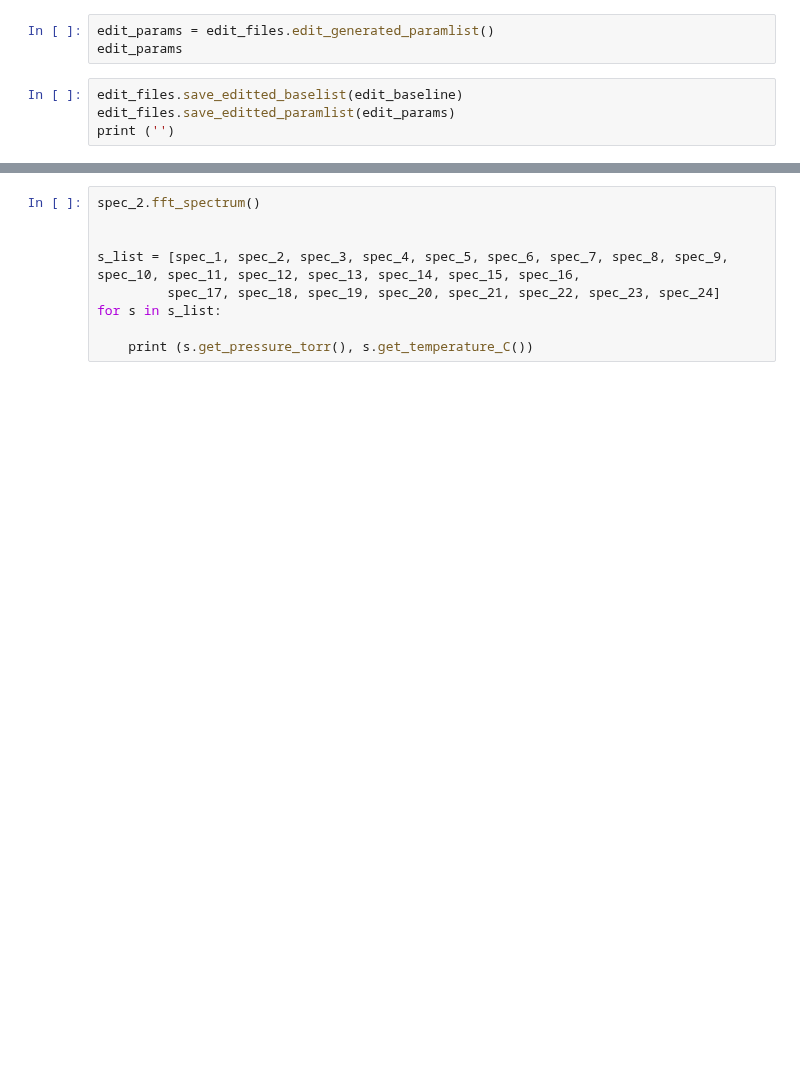
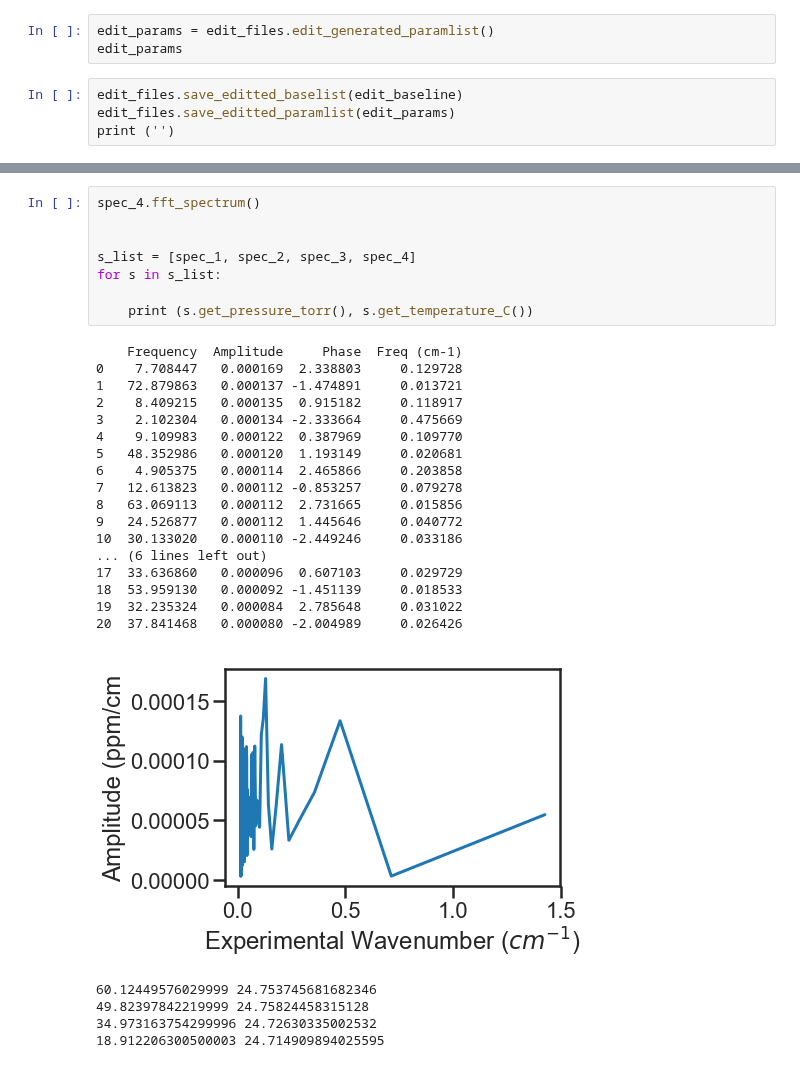
Before and after one commit to usnistgov/MATS, a Jupyter notebook: From DataFrame/Examples/A-Band/Fitting_Protocol_190409.ipynb, the cells around one changed output, grey strips where cells are left out. Drawn from its saved outputs; the diff is of its cells as text; blank space fills up the shorter version.

```diff
--- a/From DataFrame/Examples/A-Band/Fitting_Protocol_190409.ipynb
+++ b/From DataFrame/Examples/A-Band/Fitting_Protocol_190409.ipynb
@@ -152,9 +166,31 @@ fit_data.update_params(result)
 # %%
-spec_2.fft_spectrum()
+spec_4.fft_spectrum()
 
 
-s_list = [spec_1, spec_2, spec_3, spec_4, spec_5, spec_6, spec_7, spec_8, spec_9, spec_10, spec_11, spec_12, spec_13, spec_14, spec_15, spec_16,
-         spec_17, spec_18, spec_19, spec_20, spec_21, spec_22, spec_23, spec_24]
+s_list = [spec_1, spec_2, spec_3, spec_4]
 for s in s_list:
 
     print (s.get_pressure_torr(), s.get_temperature_C())
+# %% [output]
+    Frequency  Amplitude     Phase  Freq (cm-1)
+0    7.708447   0.000169  2.338803     0.129728
+1   72.879863   0.000137 -1.474891     0.013721
+2    8.409215   0.000135  0.915182     0.118917
+3    2.102304   0.000134 -2.333664     0.475669
+4    9.109983   0.000122  0.387969     0.109770
+5   48.352986   0.000120  1.193149     0.020681
+6    4.905375   0.000114  2.465866     0.203858
+7   12.613823   0.000112 -0.853257     0.079278
+8   63.069113   0.000112  2.731665     0.015856
+9   24.526877   0.000112  1.445646     0.040772
+10  30.133020   0.000110 -2.449246     0.033186
+... (6 lines left out)
+17  33.636860   0.000096  0.607103     0.029729
+18  53.959130   0.000092 -1.451139     0.018533
+19  32.235324   0.000084  2.785648     0.031022
+20  37.841468   0.000080 -2.004989     0.026426
+[figure, added]
+60.12449576029999 24.753745681682346
+49.82397842219999 24.75824458315128
+34.973163754299996 24.72630335002532
+18.912206300500003 24.714909894025595
```
Also changed, not shown: parts of 4 cells of this notebook.
